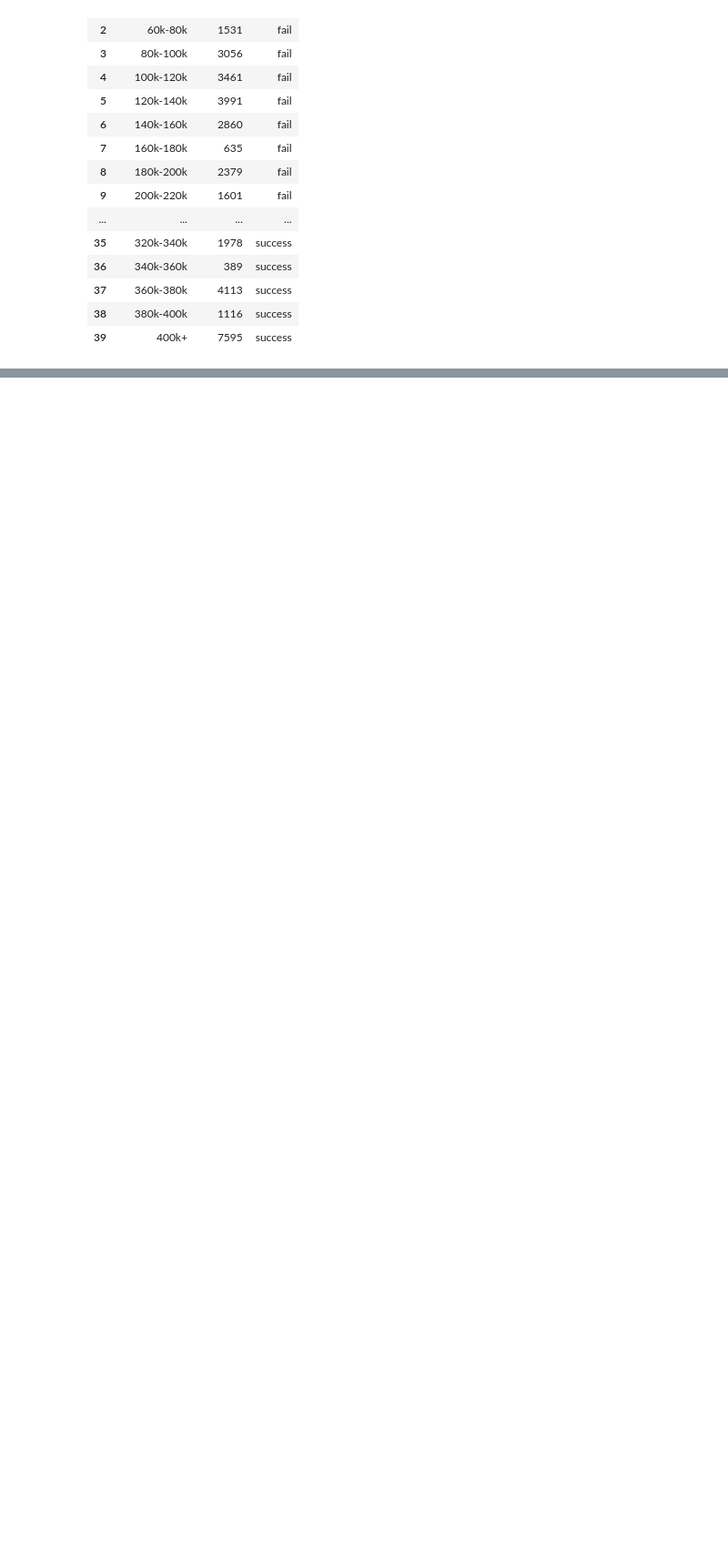
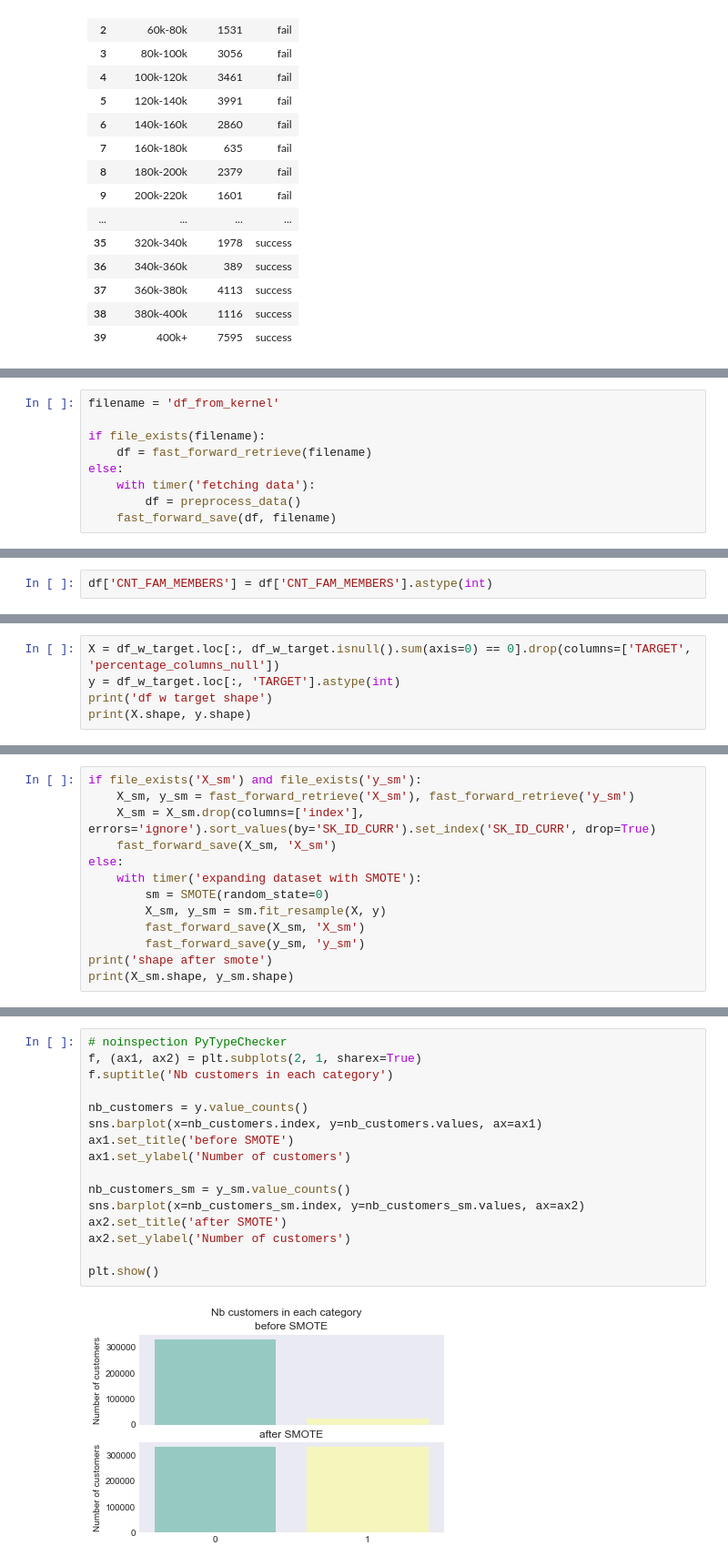
Before and after one commit to dolitham/home-credit, a Jupyter notebook: exploration.ipynb, the cells around one changed output, grey strips where cells are left out. Shown at 91% size. Saved outputs shown, nothing was run; the diff lists cells and outputs as text; blank space fills up the shorter version.

Commit message:
fix target replaced with 0 + merge prediction into notebook

```diff
--- a/exploration.ipynb
+++ b/exploration.ipynb
@@ -297,0 +337,9 @@ to_plot
+# %%
+filename = 'df_from_kernel'
+
+if file_exists(filename):
+    df = fast_forward_retrieve(filename)
+else:
+    with timer('fetching data'):
+        df = preprocess_data()
+    fast_forward_save(df, filename)
@@ -297,0 +351,2 @@ to_plot
+# %%
+df['CNT_FAM_MEMBERS'] = df['CNT_FAM_MEMBERS'].astype(int)
@@ -297,0 +379,5 @@ to_plot
+# %%
+X = df_w_target.loc[:, df_w_target.isnull().sum(axis=0) == 0].drop(columns=['TARGET', 'percentage_columns_null'])
+y = df_w_target.loc[:, 'TARGET'].astype(int)
+print('df w target shape')
+print(X.shape, y.shape)
@@ -297,0 +387,13 @@ to_plot
+# %%
+if file_exists('X_sm') and file_exists('y_sm'):
+    X_sm, y_sm = fast_forward_retrieve('X_sm'), fast_forward_retrieve('y_sm')
+    X_sm = X_sm.drop(columns=['index'], errors='ignore').sort_values(by='SK_ID_CURR').set_index('SK_ID_CURR', drop=True)
+    fast_forward_save(X_sm, 'X_sm')
+else:
+    with timer('expanding dataset with SMOTE'):
+        sm = SMOTE(random_state=0)
+        X_sm, y_sm = sm.fit_resample(X, y)
+        fast_forward_save(X_sm, 'X_sm')
+        fast_forward_save(y_sm, 'y_sm')
+print('shape after smote')
+print(X_sm.shape, y_sm.shape)
@@ -297,0 +455,18 @@ to_plot
+# %%
+# noinspection PyTypeChecker
+f, (ax1, ax2) = plt.subplots(2, 1, sharex=True)
+f.suptitle('Nb customers in each category')
+
+nb_customers = y.value_counts()
+sns.barplot(x=nb_customers.index, y=nb_customers.values, ax=ax1)
+ax1.set_title('before SMOTE')
+ax1.set_ylabel('Number of customers')
+
+nb_customers_sm = y_sm.value_counts()
+sns.barplot(x=nb_customers_sm.index, y=nb_customers_sm.values, ax=ax2)
+ax2.set_title('after SMOTE')
+ax2.set_ylabel('Number of customers')
+
+plt.show()
+# %% [output]
+[figure, added]
```
Also changed, not shown: parts of 67 cells of this notebook, 6 other files.
